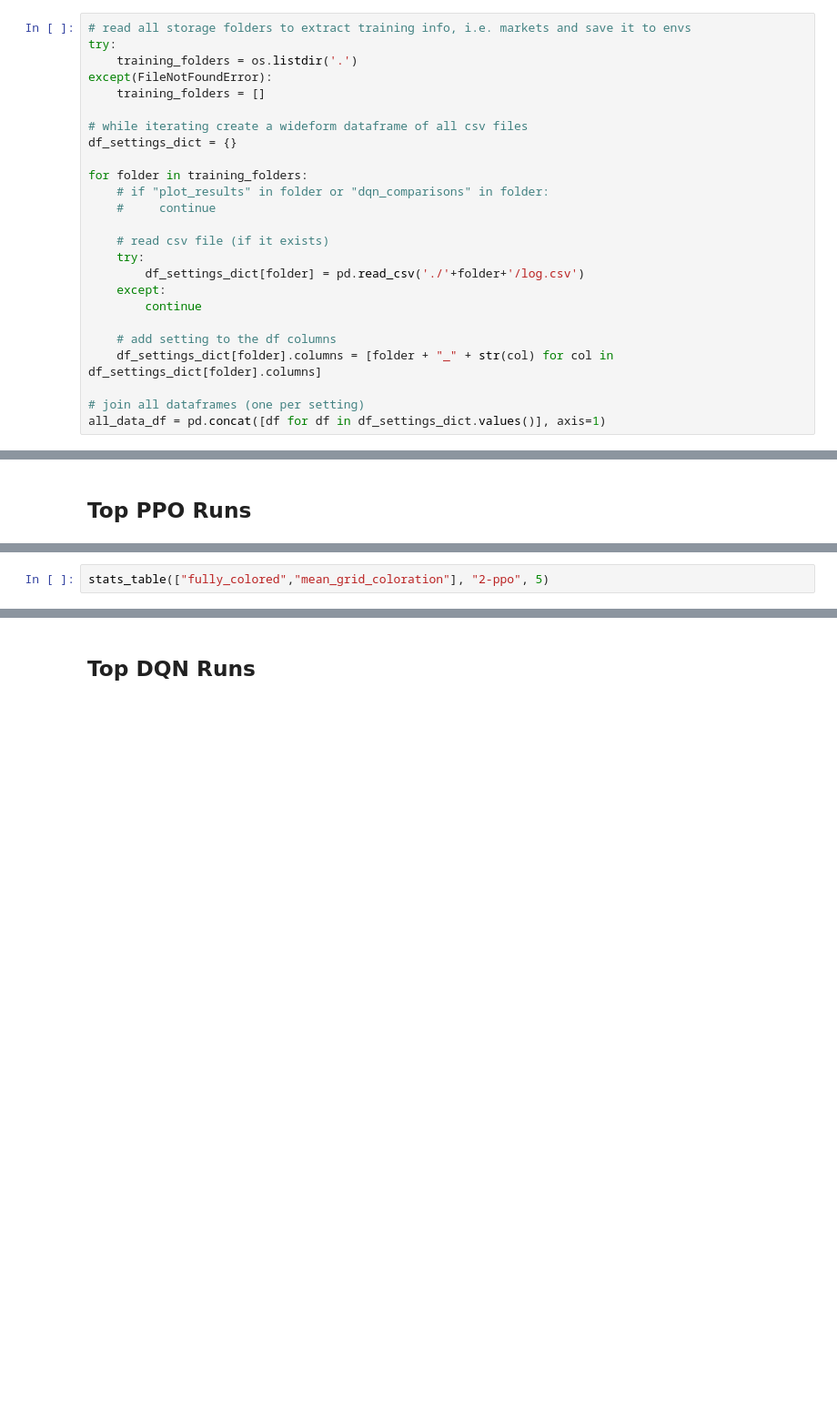
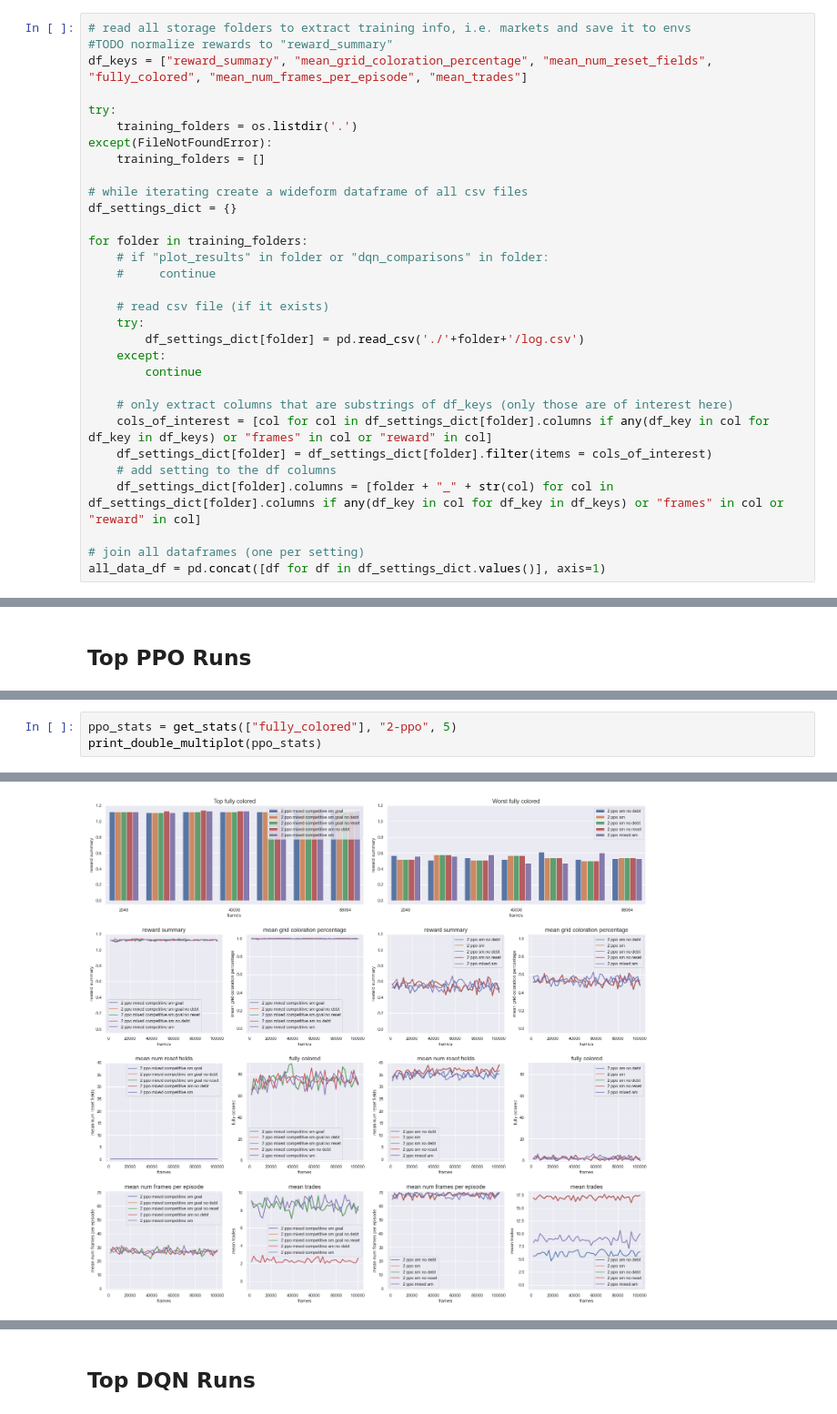
Before and after one commit to zarahz/MARL-and-Markets, a Jupyter notebook: Coloring/storage/easy/stats.ipynb, the cells around one changed output, grey strips where cells are left out. Shown at 91% size. Cells and saved outputs as stored; diff of their text form; blank space fills up the shorter version.

Commit message:
thesis progress, updated run scripts and stats notebook

```diff
--- a/Coloring/storage/easy/stats.ipynb
+++ b/Coloring/storage/easy/stats.ipynb
@@ -11,5 +9,8 @@ from prettytable import PrettyTable
 # %%
 # read all storage folders to extract training info, i.e. markets and save it to envs
+#TODO normalize rewards to "reward_summary"
+df_keys = ["reward_summary", "mean_grid_coloration_percentage", "mean_num_reset_fields", "fully_colored", "mean_num_frames_per_episode", "mean_trades"]
+
 try:
     training_folders = os.listdir('.')
 except(FileNotFoundError):
@@ -28,8 +29,11 @@ for folder in training_folders:
     except:
         continue
 
+    # only extract columns that are substrings of df_keys (only those are of interest here)
+    cols_of_interest = [col for col in df_settings_dict[folder].columns if any(df_key in col for df_key in df_keys) or "frames" in col or "reward" in col]
+    df_settings_dict[folder] = df_settings_dict[folder].filter(items = cols_of_interest)
     # add setting to the df columns
-    df_settings_dict[folder].columns = [folder + "_" + str(col) for col in df_settings_dict[folder].columns]
+    df_settings_dict[folder].columns = [folder + "_" + str(col) for col in df_settings_dict[folder].columns if any(df_key in col for df_key in df_keys) or "frames" in col or "reward" in col]
 
 # join all dataframes (one per setting)
 all_data_df = pd.concat([df for df in df_settings_dict.values()], axis=1)
@@ -96,3 +279,4 @@ def stats_table(*args):
 # %%
-stats_table(["fully_colored","mean_grid_coloration"], "2-ppo", 5)
+ppo_stats = get_stats(["fully_colored"], "2-ppo", 5)
+print_double_multiplot(ppo_stats)
 # %% [output]
@@ -107,0 +283 @@ stats_table(["fully_colored","mean_grid_coloration"], "2-ppo", 5)
+[figure, added]
```
Also changed, not shown: parts of 24 cells of this notebook, 15 other files.
